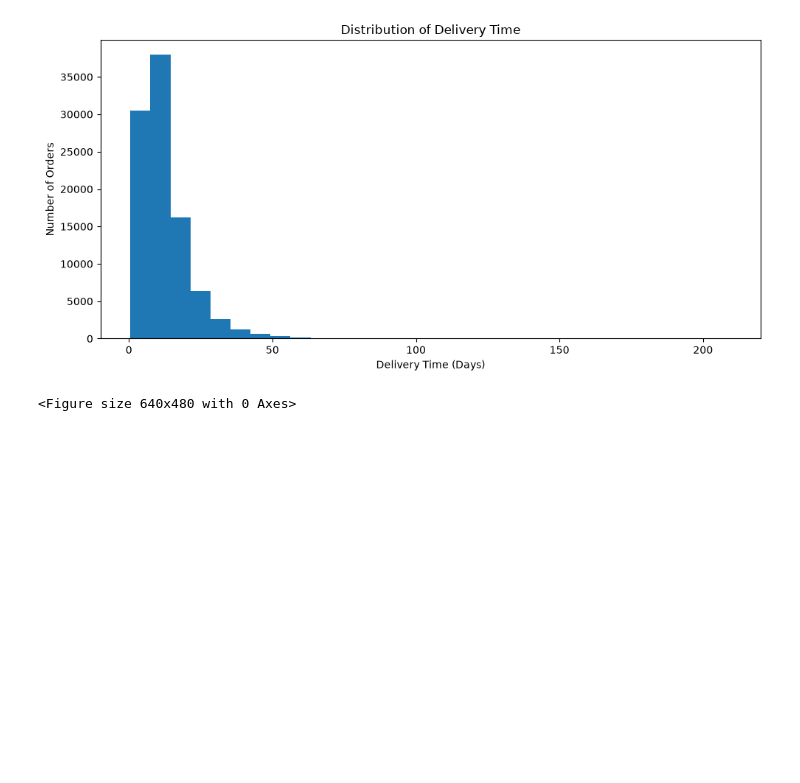
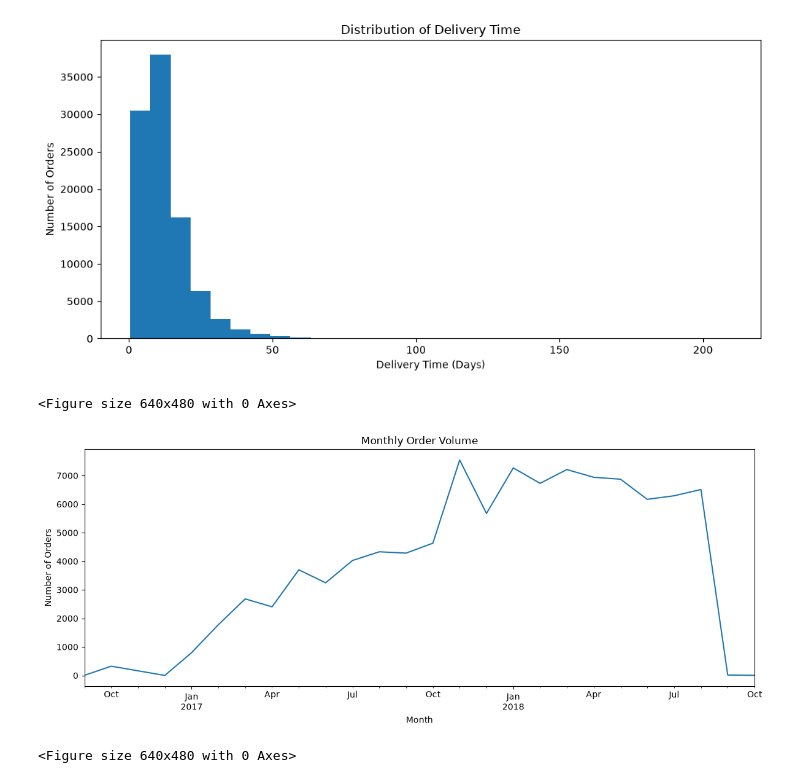
Before and after one commit to DRPatel75/Logistics_Data_Analysis, a Jupyter notebook: notebooks/01_data_exploration.ipynb, the cells around one changed output. Saved outputs shown, nothing was run; the diff lists cells and outputs as text; code cells hidden in the pictures; blank space fills up the shorter version.

Commit message:
Add monthly orders screenshot generated by Matplotlib

```diff
--- a/notebooks/01_data_exploration.ipynb
+++ b/notebooks/01_data_exploration.ipynb
@@ -205,3 +205,33 @@ plt.savefig(
 )
 # %% [output]
 <Figure size 640x480 with 0 Axes>
+# %%
+orders["purchase_month"] = (
+    orders["order_purchase_timestamp"]
+    .dt.to_period("M")
+)
+# %%
+monthly_orders = (
+    orders.groupby("purchase_month")
+    ["order_id"]
+    .count()
+)
+
+monthly_orders.plot(
+    figsize=(12, 5)
+)
+
+plt.title("Monthly Order Volume")
+plt.xlabel("Month")
+plt.ylabel("Number of Orders")
+
+plt.tight_layout()
+plt.show()
+# %% [output]
+[figure, added]
+# %%
+plt.savefig(
+    "../screenshots/monthly_orders.png"
+)
+# %% [output]
+<Figure size 640x480 with 0 Axes>
```
Also changed, not shown: 1 other file.
